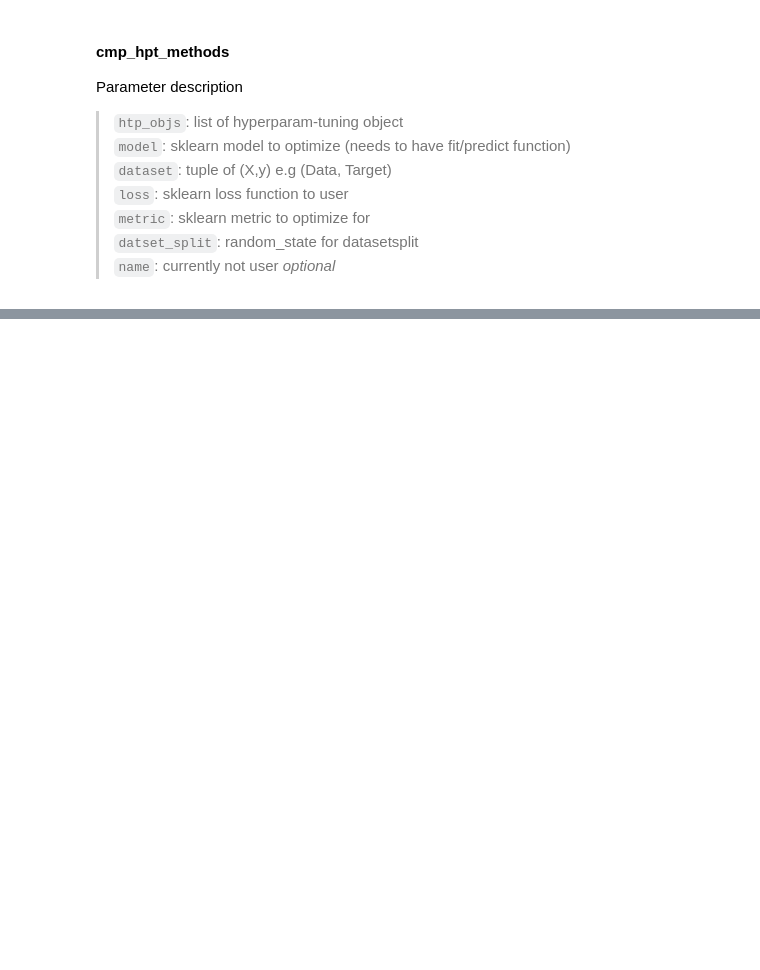
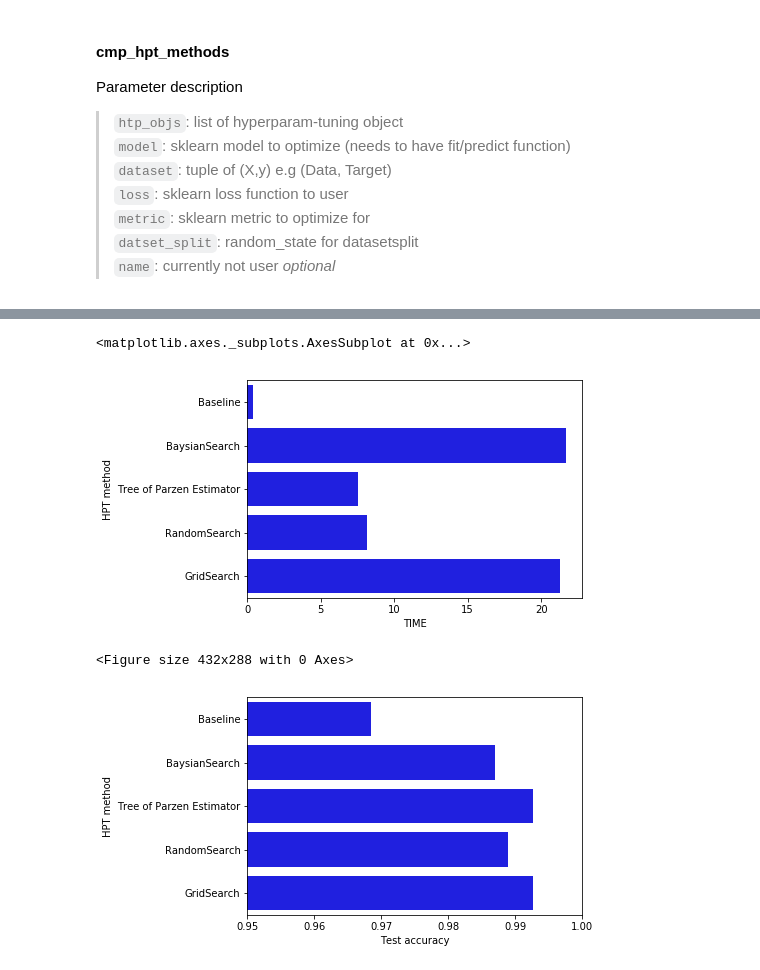
Before and after one commit to tonianelope/Hyper-Parameter-Tuning, a Jupyter notebook: HPT_core/hpt-SVC-example.ipynb, the cells around one changed output, grey strips where cells are left out. Saved outputs shown, nothing was run; the diff lists cells and outputs as text; code cells hidden in the pictures; blank space fills up the shorter version.

Commit message:
results for SVC on digits

```diff
--- a/HPT_core/hpt-SVC-example.ipynb
+++ b/HPT_core/hpt-SVC-example.ipynb
@@ -37,19 +35,19 @@ all_datasets = [digits]
 param_grid = {
     'C': [0.1, 1, 10, 100, 1000],
     'gamma': [0.0001, 0.001, 0.01, 0.1, 1.0],
-    'kernel': ['linear', 'rbf']
+    'kernel': ['rbf', 'linear']
 }
 
 bayes_grid ={
-     'C': (0.1, 100, 'log-uniform'),
+    'C': (0.1, 100, 'log-uniform'),
     'gamma': (0.0001, 1, 'log-uniform'),
-        'kernel': ['linear', 'rbf']
+    'kernel': ['rbf', 'linear']
 }
 
 hyperopt_grid = {
-    'C': hp.choice('C', [0.1, 1, 10, 100, 1000]),
+    'C': hp.loguniform('C', np.log(0.1),np.log(1000)),
     'gamma': hp.choice('gamma',[0.0001, 0.001, 0.01, 0.1, 1.0]),
-    'kernel': hp.choice('kernel', ['linear', 'rbf'])
+    'kernel': hp.choice('kernel', ['rbf', 'linear'])
 }
 # %%
 hpt_objs = [
@@ -111,10 +74,10 @@ all_results = []
 for ds in all_datasets:
 # Run search & print result
     results = cmp_hpt_methods(
+        (ds.data, ds.target),
         hpt_objs,
         SVC,
-        (ds.data, ds.target),
         'accuracy', #http://scikit-learn.org/stable/modules/model_evaluation.html#scoring-parameter
-        accuracy_score)
+        accuracy_score, name='SVC')
     all_results.append(results)
 # %% [output]
@@ -138,0 +86,6 @@ plot_by_ds(MEAN+TEST_ACC, all_results, ds_names)
+# %%
+sum_res = []
+for r in all_results[0]:
+    sum_res.append((r[HPT_METHOD], r[CV_TIME],len(r[INNER_RES]['params']), r[TEST_ACC], r[BEST_PARAMS], np.array(r[INNER_RES]['mean_test_score']).mean() ))
+
+df = pd.DataFrame(sum_res, columns=[HPT_METHOD, 'TIME', PARAMS_SAMPLED, TEST_ACC, BEST_PARAMS, 'SCORE'])
@@ -138,0 +110,14 @@ plot_by_ds(MEAN+TEST_ACC, all_results, ds_names)
+# %%
+# plot comparison
+plt.figure()
+sns.barplot(x='TIME', y=HPT_METHOD,data =df, color='b')
+plt.figure()
+# plot accuracy comparison
+fig, ax =plt.subplots()
+ax.set(xlim=(0.95, 1.0))
+sns.barplot(x=TEST_ACC, y=HPT_METHOD, ax = ax,data =df, color='b')
+# %% [output]
+<matplotlib.axes._subplots.AxesSubplot at 0x...>
+[figure, added]
+<Figure size 432x288 with 0 Axes>
+[figure, added]
```
Also changed, not shown: parts of 9 cells of this notebook, 1 other file.
